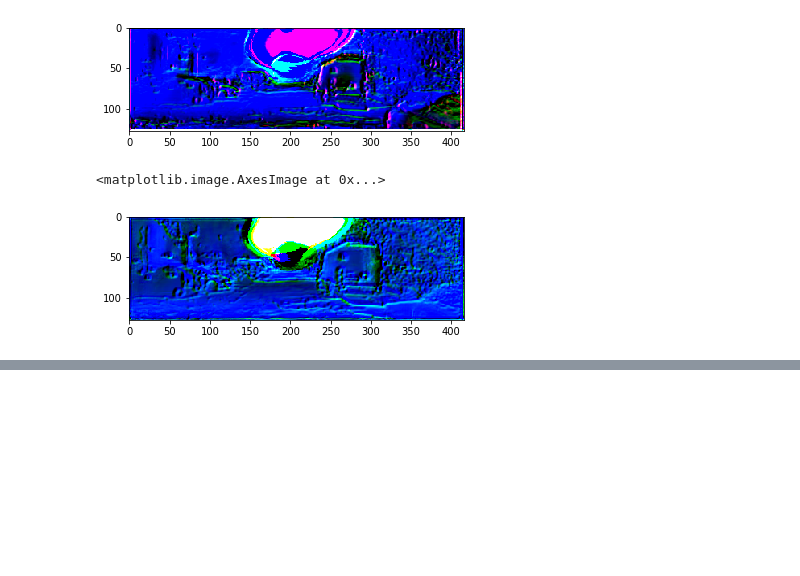
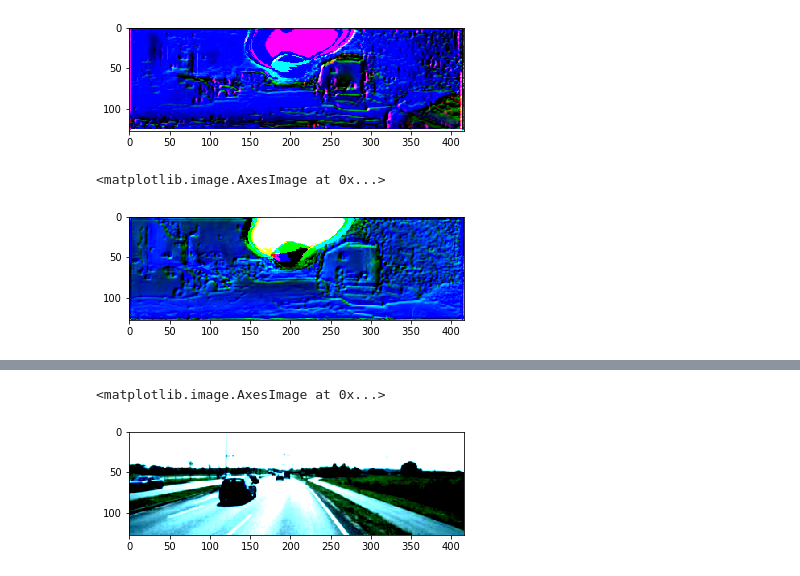
Before and after one commit to qihao-huang/GeoNet, a Jupyter notebook: tools/show_depth_delta.ipynb, the cells around one changed output, grey strips where cells are left out. Drawn from its saved outputs; the diff is of its cells as text; code cells hidden in the pictures; blank space fills up the shorter version.

```diff
--- a/tools/show_depth_delta.ipynb
+++ b/tools/show_depth_delta.ipynb
@@ -328,0 +363,2 @@ plt.imshow(delta_xyz[123][:,:,9:12]*10)
+# %%
+src_image_stack = np.load(os.path.join(base_path, "src_image_stack","1593528372.16.npy"))
@@ -328,0 +369,5 @@ plt.imshow(delta_xyz[123][:,:,9:12]*10)
+# %%
+plt.imshow(src_image_stack[0][:,:,0:3])
+# %% [output]
+<matplotlib.image.AxesImage at 0x...>
+[figure, added]
```
Also changed, not shown: parts of 53 cells of this notebook, 10 other files.
